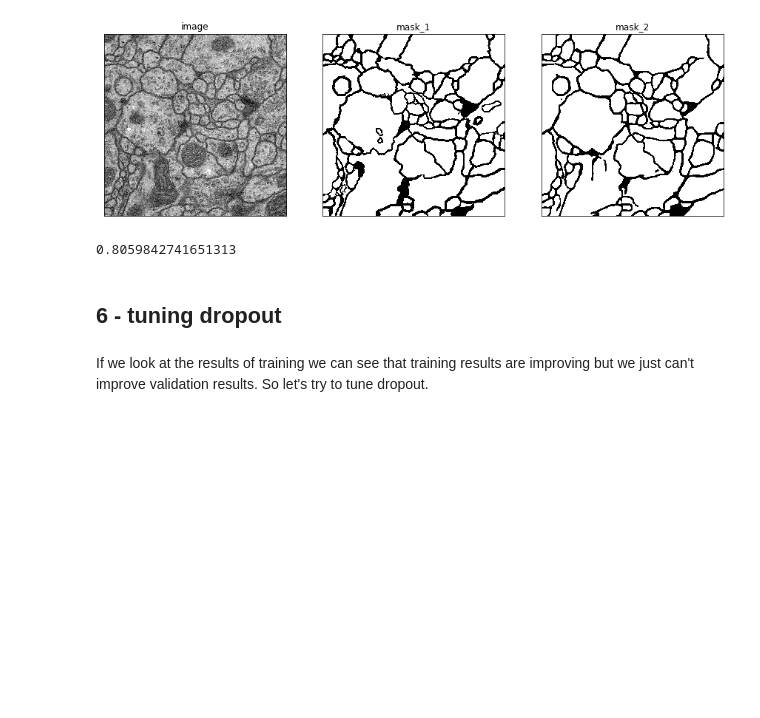
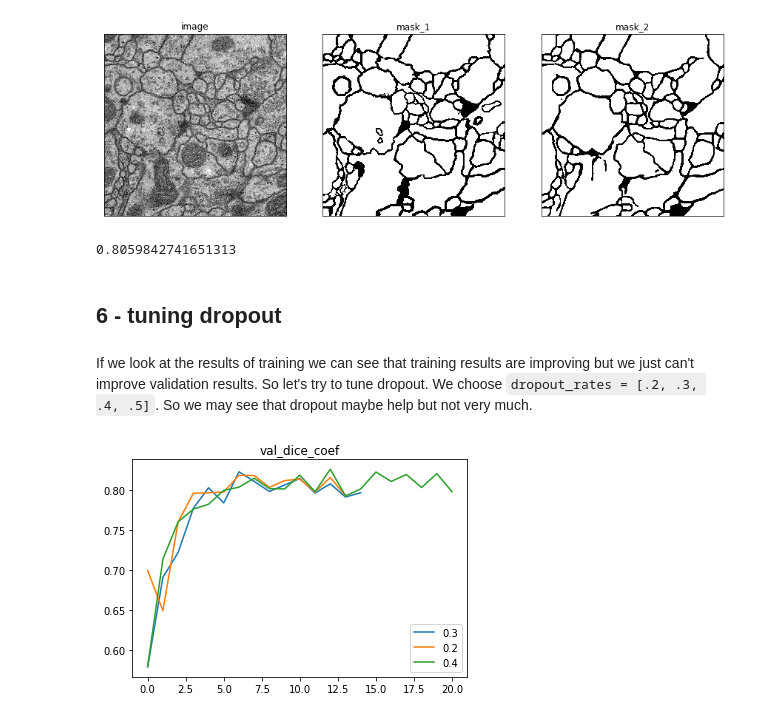
Before and after one commit to ilyarudyak/cs230_project_keras, a Jupyter notebook: isbi_challenge/training_v1.ipynb, the cells around one changed output. Cells and saved outputs as stored; diff of their text form; code cells hidden in the pictures; blank space fills up the shorter version.

```diff
--- a/isbi_challenge/training_v1.ipynb
+++ b/isbi_challenge/training_v1.ipynb
@@ -256,4 +257,10 @@ f1_score(mask_arr.reshape(-1), mask_pred.reshape(-1), pos_label=0)
 # %% [markdown]
 ## 6 - tuning dropout
 # %% [markdown]
-If we look at the results of training we can see that training results are improving but we just can't improve validation results. So let's try to tune dropout.
+If we look at the results of training we can see that training results are improving but we just can't improve validation results. So let's try to tune dropout. We choose `dropout_rates = [.2, .3, .4, .5]`. So we may see that dropout maybe help but not very much.
+# %%
+dir_path = Path('experiments/dropout/')
+# %%
+plot_metric('val_dice_coef', dir_path)
+# %% [output]
+[figure, added]
```
Also changed, not shown: parts of 5 cells of this notebook, 8 other files.
